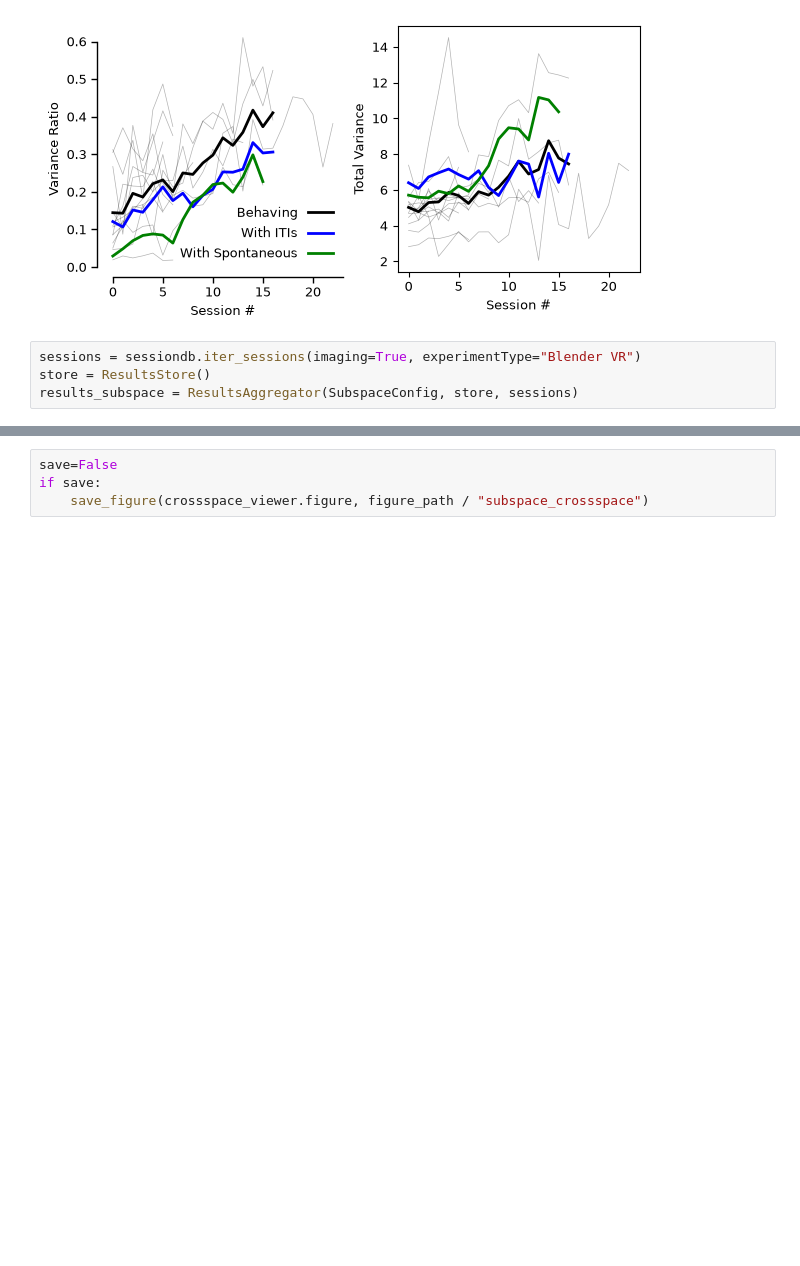
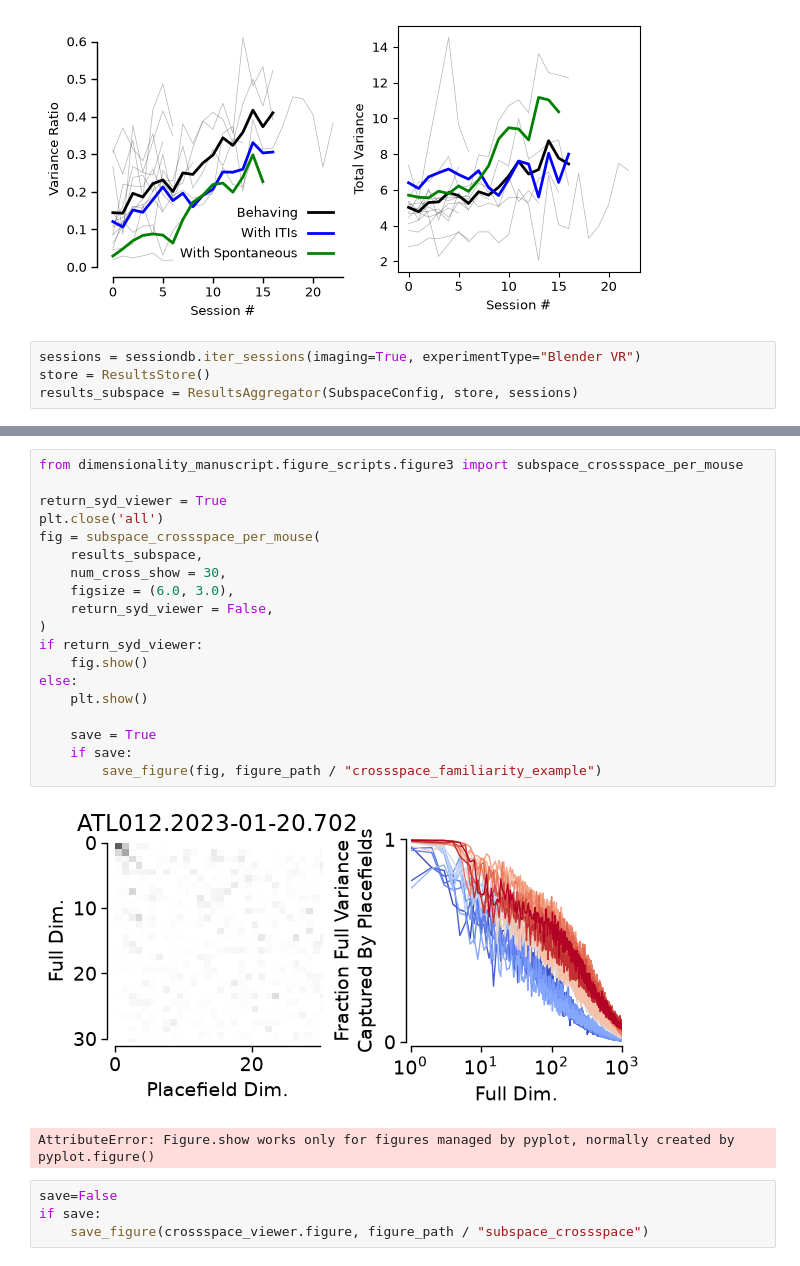
Before and after one commit to landoskape/vrAnalysis, a Jupyter notebook: dimensionality_manuscript/dim_subspace_figures.ipynb, the cells around one changed output, grey strips where cells are left out. Saved outputs shown, nothing was run; the diff lists cells and outputs as text; blank space fills up the shorter version.

```diff
--- a/dimensionality_manuscript/dim_subspace_figures.ipynb
+++ b/dimensionality_manuscript/dim_subspace_figures.ipynb
@@ -341,3 +342,25 @@ HBox(children=(VBox(children=(VBox(children=(HTML(value='<b>Parameters</b>'), Dr
+# %%
+from dimensionality_manuscript.figure_scripts.figure3 import subspace_crossspace_per_mouse
+
+return_syd_viewer = True
+plt.close('all')
+fig = subspace_crossspace_per_mouse(
+    results_subspace,
+    num_cross_show = 30,
+    figsize = (6.0, 3.0),
+    return_syd_viewer = False,
+)
+if return_syd_viewer:
+    fig.show()
+else:
+    plt.show()
+
+    save = True
+    if save:
+        save_figure(fig, figure_path / "crossspace_familiarity_example")
+# %% [output]
+[figure, added]
+AttributeError: Figure.show works only for figures managed by pyplot, normally created by pyplot.figure()
 # %%
 save=False
 if save:
```
Also changed, not shown: parts of 1 cell of this notebook, 4 other files.
